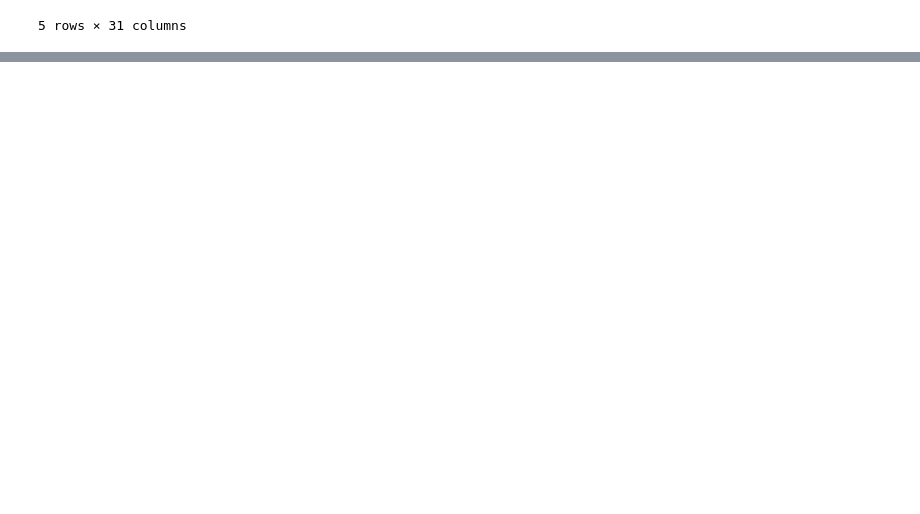
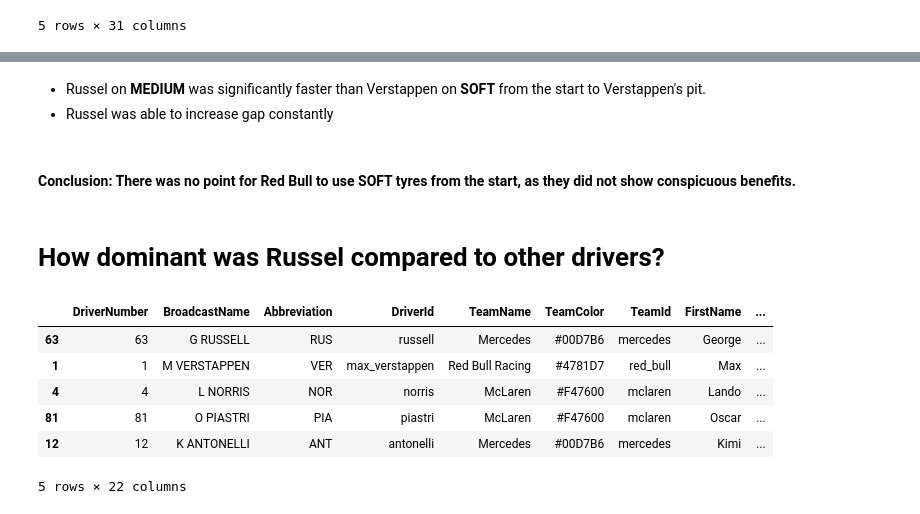
Before and after one commit to otola03/Kaggle_Studies, a Jupyter notebook: f1_analysis/f1_2025_singaporegrp.ipynb, the cells around one changed output, grey strips where cells are left out. Cells and saved outputs as stored; diff of their text form; code cells hidden in the pictures; blank space fills up the shorter version.

```diff
--- a/f1_analysis/f1_2025_singaporegrp.ipynb
+++ b/f1_analysis/f1_2025_singaporegrp.ipynb
@@ -205,0 +227,19 @@ plt.show()
+# %% [markdown]
+- Russel on __MEDIUM__ was significantly faster than Verstappen on __SOFT__ from the start to Verstappen's pit.
+- Russel was able to increase gap constantly
+# %% [markdown]
+#### Conclusion: There was no point for Red Bull to use **SOFT tyres** from the start, as they did not show conspicuous benefits.
+# %% [markdown]
+# How dominant was Russel compared to other drivers?
+# %%
+race_result = session.results.copy()
+race_result['TeamColor'] = '#' + race_result['TeamColor']
+race_result.head()
+# %% [output]
+|  | DriverNumber | BroadcastName | Abbreviation | DriverId | TeamName | TeamColor | TeamId | FirstName | ... |
+| 63 | 63 | G RUSSELL | RUS | russell | Mercedes | #00D7B6 | mercedes | George | ... |
+| 1 | 1 | M VERSTAPPEN | VER | max_verstappen | Red Bull Racing | #4781D7 | red_bull | Max | ... |
+| 4 | 4 | L NORRIS | NOR | norris | McLaren | #F47600 | mclaren | Lando | ... |
+| 81 | 81 | O PIASTRI | PIA | piastri | McLaren | #F47600 | mclaren | Oscar | ... |
+| 12 | 12 | K ANTONELLI | ANT | antonelli | Mercedes | #00D7B6 | mercedes | Kimi | ... |
+5 rows × 22 columns
```
Also changed, not shown: parts of 10 cells of this notebook, 1 other file.
